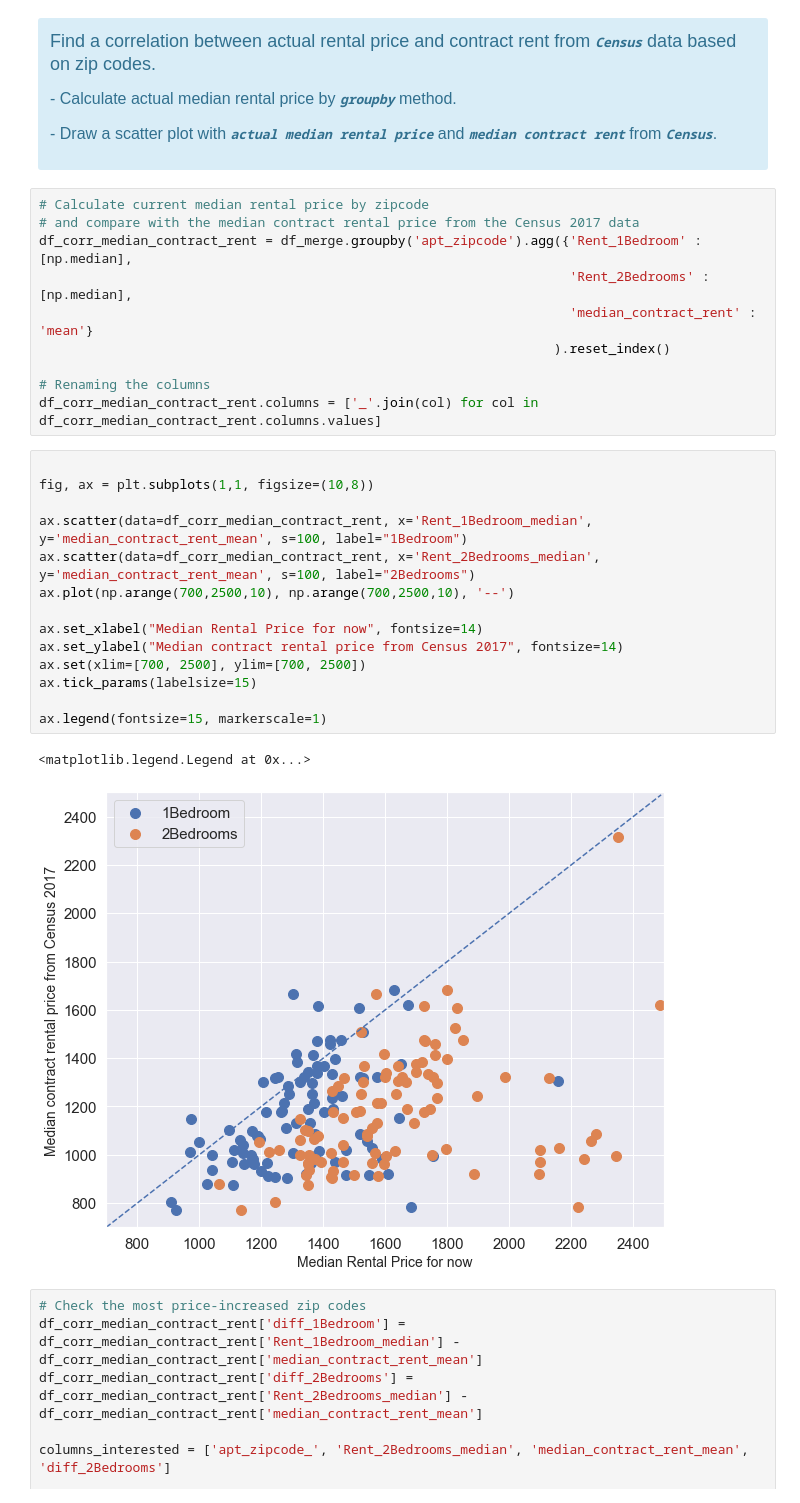
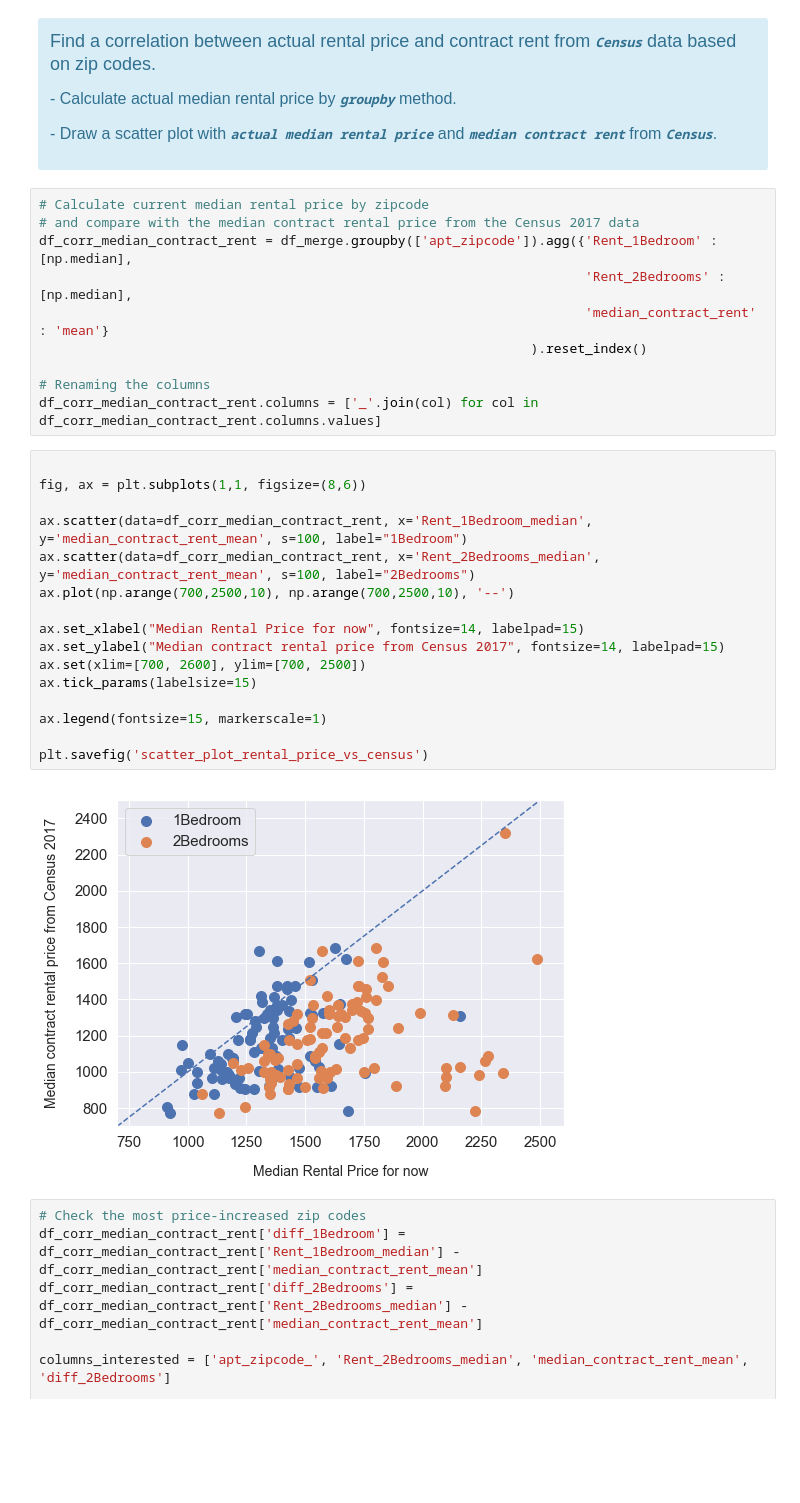
Before and after one commit to junwoo77lee/Project_Apartment_Rental_Price, a Jupyter notebook: RentalPrice/Project1_denver_commuter_and_apartment_rental_price.ipynb, the cells around one changed output. Saved outputs shown, nothing was run; the diff lists cells and outputs as text; blank space fills up the shorter version.

```diff
--- a/RentalPrice/Project1_denver_commuter_and_apartment_rental_price.ipynb
+++ b/RentalPrice/Project1_denver_commuter_and_apartment_rental_price.ipynb
@@ -499,30 +531,31 @@ for df, ax in zip(df_list, subaxes):
 # %%
 # Calculate current median rental price by zipcode
 # and compare with the median contract rental price from the Census 2017 data
-df_corr_median_contract_rent = df_merge.groupby('apt_zipcode').agg({'Rent_1Bedroom' : [np.median],
-                                                                    'Rent_2Bedrooms' : [np.median],
-                                                                    'median_contract_rent' : 'mean'}
-                                                                  ).reset_index()
+df_corr_median_contract_rent = df_merge.groupby(['apt_zipcode']).agg({'Rent_1Bedroom' : [np.median],
+                                                                      'Rent_2Bedrooms' : [np.median],
+                                                                      'median_contract_rent' : 'mean'}
+                                                               ).reset_index()
 
 # Renaming the columns
 df_corr_median_contract_rent.columns = ['_'.join(col) for col in df_corr_median_contract_rent.columns.values]
 # %%
 
-fig, ax = plt.subplots(1,1, figsize=(10,8))
+fig, ax = plt.subplots(1,1, figsize=(8,6))
 
 ax.scatter(data=df_corr_median_contract_rent, x='Rent_1Bedroom_median', y='median_contract_rent_mean', s=100, label="1Bedroom")
 ax.scatter(data=df_corr_median_contract_rent, x='Rent_2Bedrooms_median', y='median_contract_rent_mean', s=100, label="2Bedrooms")
 ax.plot(np.arange(700,2500,10), np.arange(700,2500,10), '--')
 
-ax.set_xlabel("Median Rental Price for now", fontsize=14)
-ax.set_ylabel("Median contract rental price from Census 2017", fontsize=14)
-ax.set(xlim=[700, 2500], ylim=[700, 2500])
+ax.set_xlabel("Median Rental Price for now", fontsize=14, labelpad=15)
+ax.set_ylabel("Median contract rental price from Census 2017", fontsize=14, labelpad=15)
+ax.set(xlim=[700, 2600], ylim=[700, 2500])
 ax.tick_params(labelsize=15)
 
 ax.legend(fontsize=15, markerscale=1)
+
+plt.savefig('scatter_plot_rental_price_vs_census')
 # %% [output]
-<matplotlib.legend.Legend at 0x...>
-[figure, old version]
+[figure, new version]
 # %%
 # Check the most price-increased zip codes
 df_corr_median_contract_rent['diff_1Bedroom'] = df_corr_median_contract_rent['Rent_1Bedroom_median'] - df_corr_median_contract_rent['median_contract_rent_mean']
```
Also changed, not shown: parts of 11 cells of this notebook, 2 other files.
